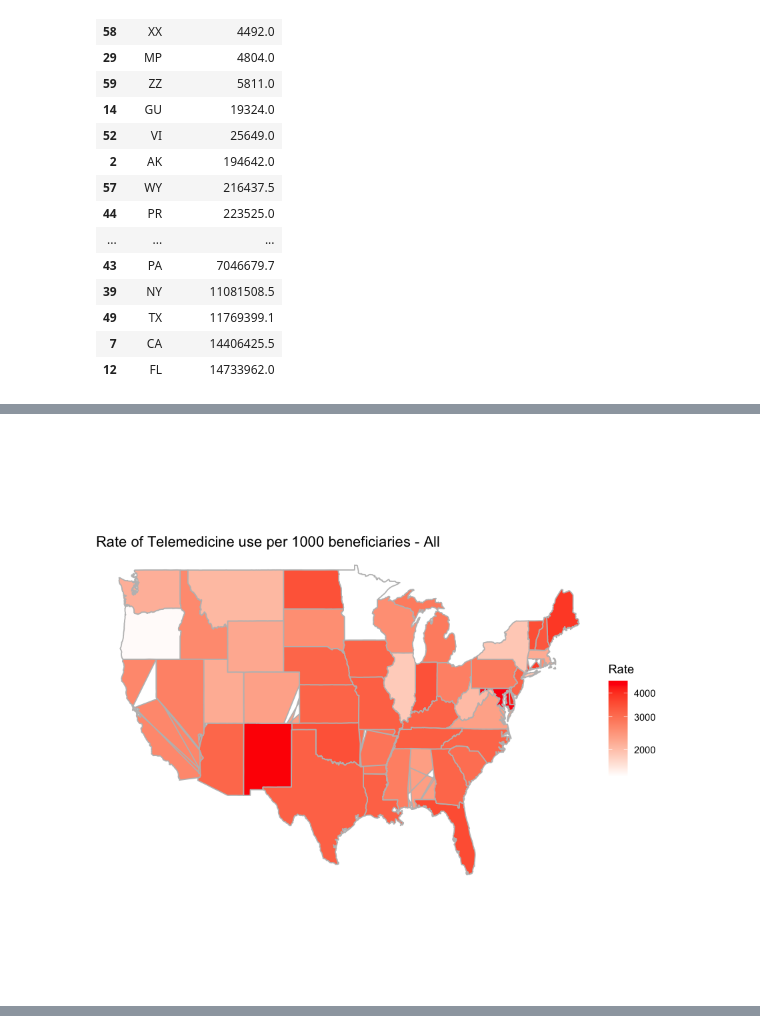
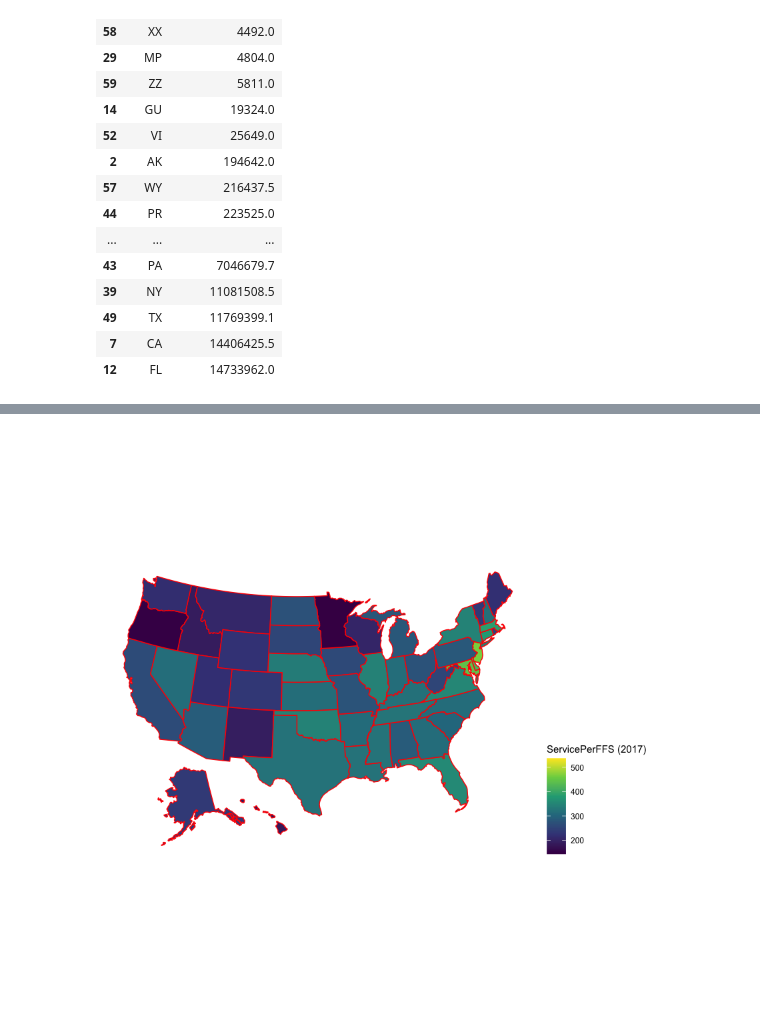
Before and after one commit to nancyruya/R-projects, a Jupyter notebook: TelehealthMedicare/MedicareAllTelehealth.ipynb, the cells around one changed output, grey strips where cells are left out. Saved outputs shown, nothing was run; the diff lists cells and outputs as text; code cells hidden in the pictures.

```diff
--- a/TelehealthMedicare/MedicareAllTelehealth.ipynb
+++ b/TelehealthMedicare/MedicareAllTelehealth.ipynb
@@ -167,3 +139,5 @@ df$Rate <- numera/denom*1000
+# %%
+df$ServicePerFFS <- df$ServicePerFFS *100
 # %%
 print(df)
 # %% [output]
@@ -187,3 +160,0 @@ print(df)
-# %%
-#delete DC, PR, VI states
-df <- df[-c(8, 40, 48),]
@@ -229,4 +160,0 @@ states <- setNames(as.list(datasets::state.name), datasets::state.abb)
-# %%
-df$State <- setNames(as.list(datasets::state.name), datasets::state.abb)
-# %%
-df$State <- tolower(df$State)
@@ -277,8 +161,5 @@ head(data)
-# %%
-ggplot(data, aes(x=long, y=lat, group=group, fill=Rate)) +
-geom_polygon(color='gray') + coord_fixed(1.6) + scale_fill_gradient(low='white',
-  high='red', trans = "log10") +
-theme_void() +
-ggtitle('Rate of Telemedicine use per 1000 beneficiaries - All')
-# %% [output]
-[figure, removed]
+# %%
+plot_usmap(data = df, values = "ServicePerFFS", color = "red") +
+  scale_fill_continuous(name = "ServicePerFFS (2017)", type = "viridis", label = scales::comma) +
+  theme(legend.position = "right")
+# %% [output]
@@ -284,0 +170 @@ ggtitle('Rate of Telemedicine use per 1000 beneficiaries - All')
+[figure, added]
```
Also changed, not shown: parts of 43 cells of this notebook.
